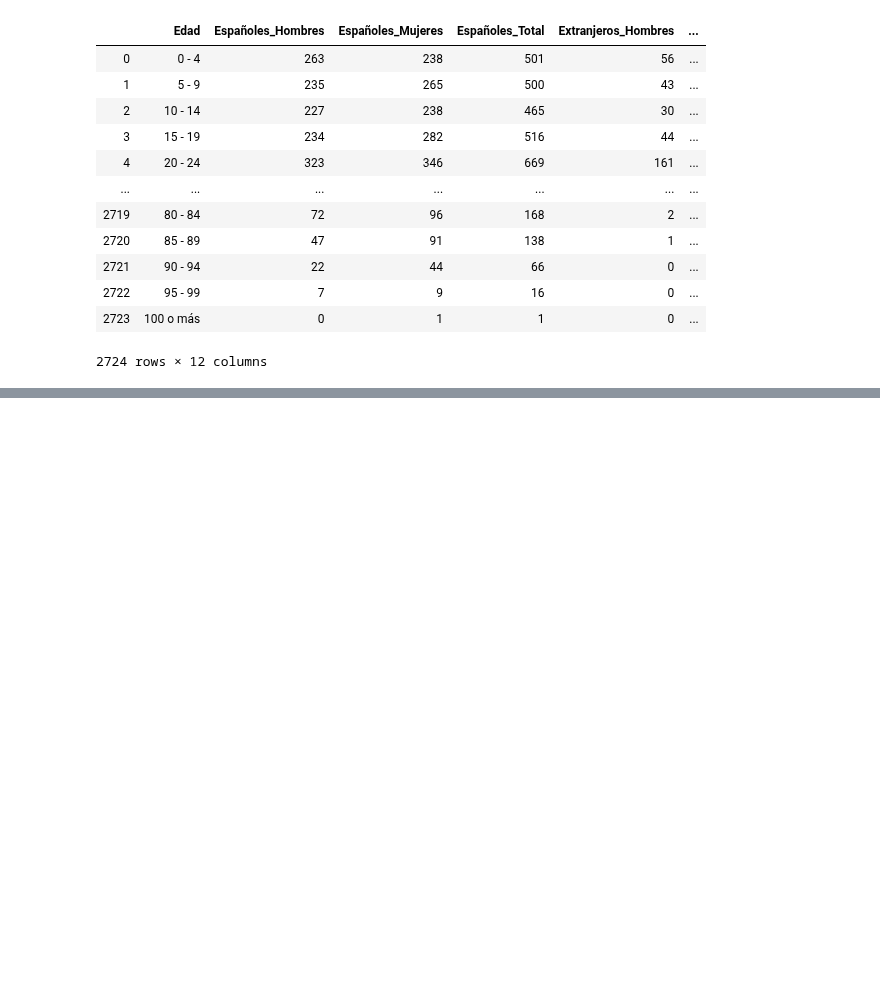
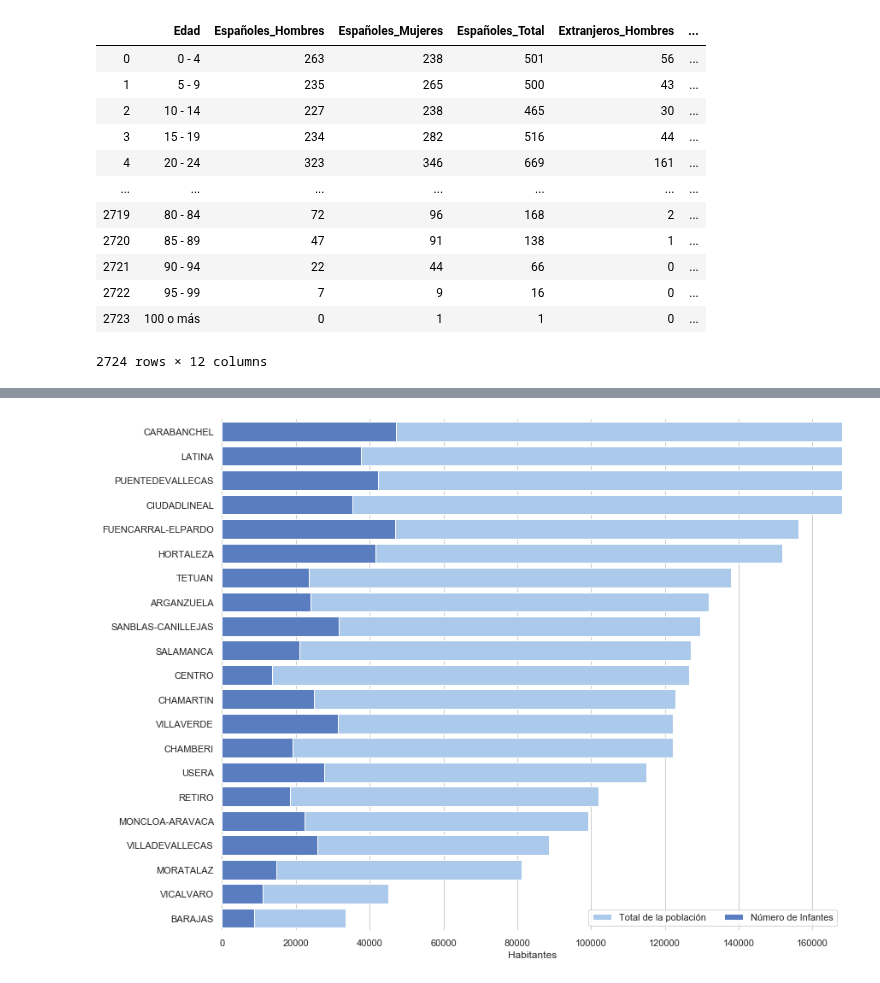
Before and after one commit to InmaLatorre/G3_ProyectoPython, a Jupyter notebook: main_fer.ipynb, the cells around one changed output, grey strips where cells are left out. Cells and saved outputs as stored; diff of their text form; code cells hidden in the pictures; blank space fills up the shorter version.

```diff
--- a/main_fer.ipynb
+++ b/main_fer.ipynb
@@ -120,0 +188,20 @@ ValueError: invalid literal for int() with base 10: '7.0'
+# %%
+# Se plotea la gráfica para ver el barrio
+
+sns.set(style="whitegrid")
+sns.set_color_codes("pastel")
+f, ax = plt.subplots(figsize=(13, 11))
+q = sns.barplot(y="Distrito" , x="Total", data=numero_jovenes_distrito,
+            label="Total de la población", color="b")
+
+sns.set_color_codes("muted")
+q = sns.barplot(y="Distrito" , x='Infantes', data=numero_jovenes_distrito,
+            label="Número de Infantes",  color="b")
+
+# Add a legend and informative axis label
+ax.legend(ncol=2, loc="lower right", frameon=True)
+ax.set(xlim=(0, 168000), ylabel="",
+       xlabel="Habitantes")
+sns.despine(left=True, bottom=True)
+# %% [output]
+[figure, added]
```
Also changed, not shown: parts of 5 cells of this notebook.
